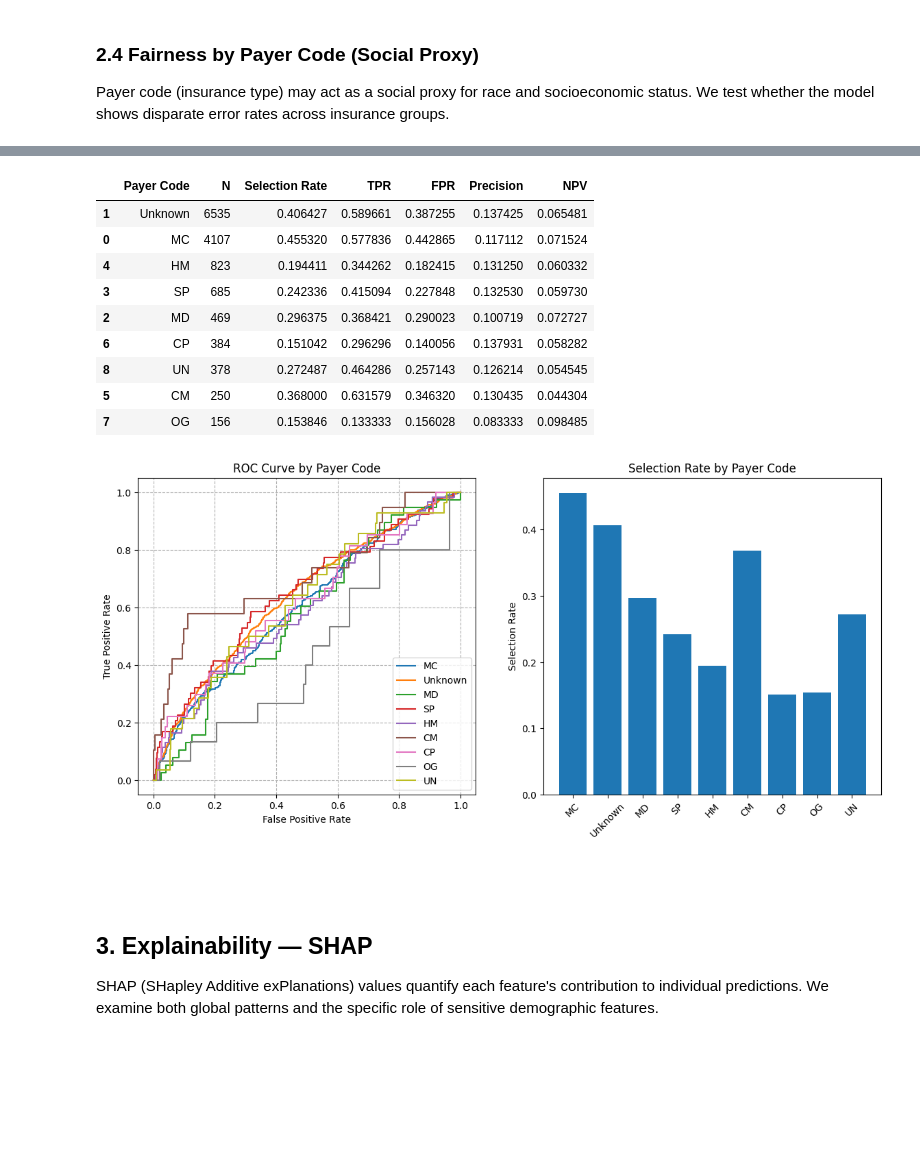
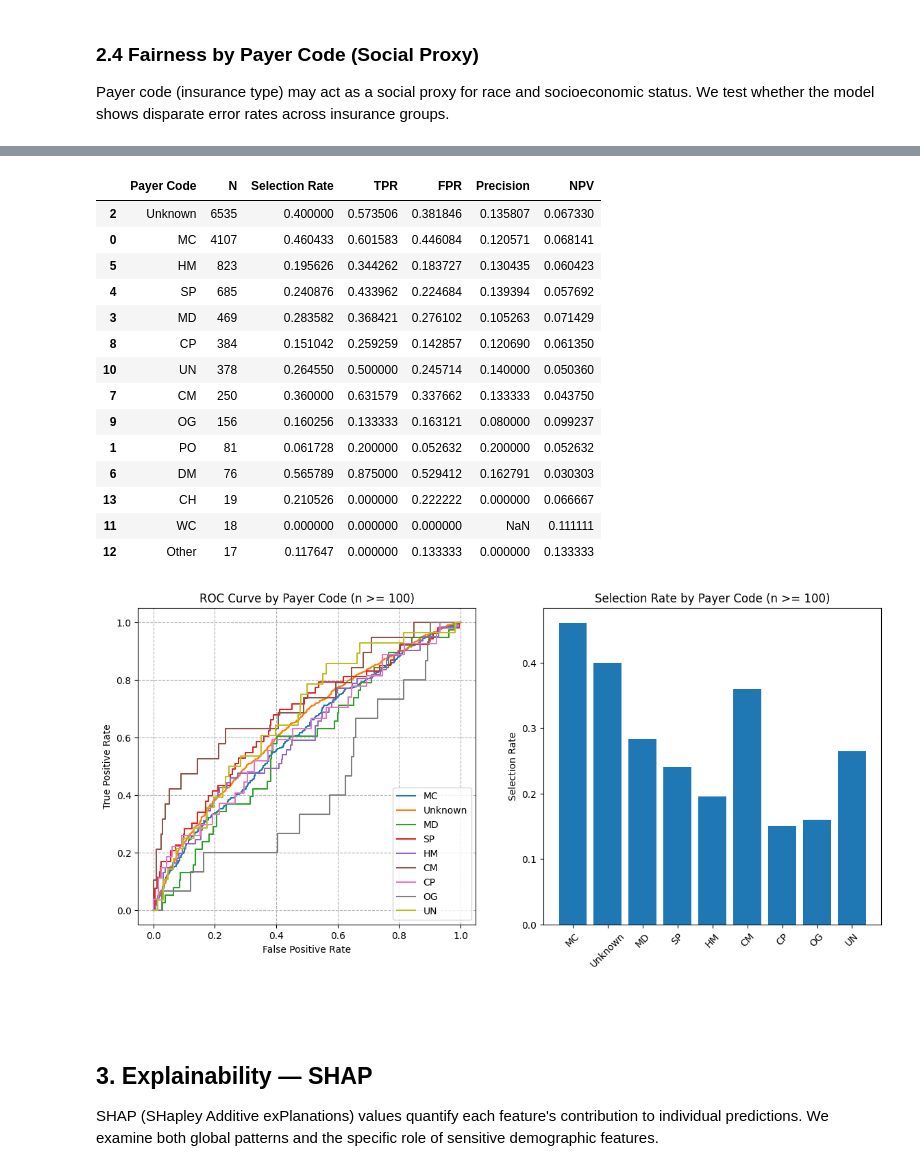
Before and after one commit to sanderengel/afae_exam_project, a Jupyter notebook: Fairness_analysis.ipynb, the cells around one changed output, grey strips where cells are left out. Saved outputs shown, nothing was run; the diff lists cells and outputs as text; code cells hidden in the pictures; blank space fills up the shorter version.

```diff
--- a/Fairness_analysis.ipynb
+++ b/Fairness_analysis.ipynb
@@ -305,0 +308,3 @@ race_test = X_test.apply(get_race, axis=1)
+# %%
+# Compute race fairness metrics
+race_fairness_metrics = evaluate_fairness_by_group(y_pred, y_test, race_test)
@@ -336,28 +374,11 @@ def evaluate_fairness_by_group(S, T, G):
 
     return results
 # %%
-# Get scores and binary predictions
-log_reg_scores_test = get_scores_test(log_reg, X_test)
-log_reg_selections = (log_reg_scores_test >= 0.5).astype(int)
-
-# Filter small payer groups
-min_n = 100
-
-payer_counts = payer_test.value_counts()
-valid_payers = payer_counts[payer_counts >= min_n].index
-
-mask = payer_test.isin(valid_payers).values
-
-payer_test_filtered = payer_test[mask]
-y_test_filtered = y_test.iloc[mask]
-scores_test_filtered = log_reg_scores_test[mask]
-selections_filtered = log_reg_selections[mask]
-
 # Compute fairness metrics
 payer_fairness_metrics = evaluate_fairness_by_group(
-    selections_filtered,
-    y_test_filtered,
-    payer_test_filtered
+    y_pred,
+    y_test,
+    payer_test
 )
 
 payer_fairness_metrics
@@ -383,10 +404,10 @@ payer_fairness_metrics
 # Create fairness results table
 payer_results = []
 
-for payer in payer_test_filtered.unique():
+for payer in payer_test.unique():
     payer_results.append({
         "Payer Code": payer,
-        "N": (payer_test_filtered == payer).sum(),
+        "N": (payer_test == payer).sum(),
         "Selection Rate": payer_fairness_metrics[f"G={payer}_Selection_Rate"],
         "TPR": payer_fairness_metrics[f"G={payer}_TPR"],
         "FPR": payer_fairness_metrics[f"G={payer}_FPR"],
@@ -399,15 +420,20 @@ payer_fairness_df = pd.DataFrame(payer_results)
 payer_fairness_df.sort_values("N", ascending=False)
 # %% [output]
 |  | Payer Code | N | Selection Rate | TPR | FPR | Precision | NPV |
-| 1 | Unknown | 6535 | 0.406427 | 0.589661 | 0.387255 | 0.137425 | 0.065481 |
-| 0 | MC | 4107 | 0.455320 | 0.577836 | 0.442865 | 0.117112 | 0.071524 |
-| 4 | HM | 823 | 0.194411 | 0.344262 | 0.182415 | 0.131250 | 0.060332 |
-| 3 | SP | 685 | 0.242336 | 0.415094 | 0.227848 | 0.132530 | 0.059730 |
-| 2 | MD | 469 | 0.296375 | 0.368421 | 0.290023 | 0.100719 | 0.072727 |
-| 6 | CP | 384 | 0.151042 | 0.296296 | 0.140056 | 0.137931 | 0.058282 |
-| 8 | UN | 378 | 0.272487 | 0.464286 | 0.257143 | 0.126214 | 0.054545 |
-| 5 | CM | 250 | 0.368000 | 0.631579 | 0.346320 | 0.130435 | 0.044304 |
-| 7 | OG | 156 | 0.153846 | 0.133333 | 0.156028 | 0.083333 | 0.098485 |
+| 2 | Unknown | 6535 | 0.400000 | 0.573506 | 0.381846 | 0.135807 | 0.067330 |
+| 0 | MC | 4107 | 0.460433 | 0.601583 | 0.446084 | 0.120571 | 0.068141 |
+| 5 | HM | 823 | 0.195626 | 0.344262 | 0.183727 | 0.130435 | 0.060423 |
+| 4 | SP | 685 | 0.240876 | 0.433962 | 0.224684 | 0.139394 | 0.057692 |
+| 3 | MD | 469 | 0.283582 | 0.368421 | 0.276102 | 0.105263 | 0.071429 |
+| 8 | CP | 384 | 0.151042 | 0.259259 | 0.142857 | 0.120690 | 0.061350 |
+| 10 | UN | 378 | 0.264550 | 0.500000 | 0.245714 | 0.140000 | 0.050360 |
+| 7 | CM | 250 | 0.360000 | 0.631579 | 0.337662 | 0.133333 | 0.043750 |
+| 9 | OG | 156 | 0.160256 | 0.133333 | 0.163121 | 0.080000 | 0.099237 |
+| 1 | PO | 81 | 0.061728 | 0.200000 | 0.052632 | 0.200000 | 0.052632 |
+| 6 | DM | 76 | 0.565789 | 0.875000 | 0.529412 | 0.162791 | 0.030303 |
+| 13 | CH | 19 | 0.210526 | 0.000000 | 0.222222 | 0.000000 | 0.066667 |
+| 11 | WC | 18 | 0.000000 | 0.000000 | 0.000000 | NaN | 0.111111 |
+| 12 | Other | 17 | 0.117647 | 0.000000 | 0.133333 | 0.000000 | 0.133333 |
 # %%
 # Plot fairness metrics by payer group
 def plot_fairness_by_group(
@@ -449,16 +475,24 @@ def plot_fairness_by_group(
 
     plt.show()
 # %%
+# Filter to not plot small payer groups
+min_n = 100
+
+payer_counts = payer_test.value_counts()
+valid_payers = payer_counts[payer_counts >= min_n].index
+
+mask = payer_test.isin(valid_payers).values
+
 # Plot payer-code fairness
 plot_fairness_by_group(
     payer_fairness_metrics,
-    scores_test_filtered,
-    payer_test_filtered,
-    y_test_filtered,
-    title="Payer Code"
+    log_reg_scores[mask],
+    payer_test[mask],
+    y_test.iloc[mask],
+    title=f"Payer Code (n >= {min_n})"
 )
 # %% [output]
-[figure, old version]
+[figure, new version]
 # %% [markdown]
 <br><br>
 
```
Also changed, not shown: parts of 43 cells of this notebook.
